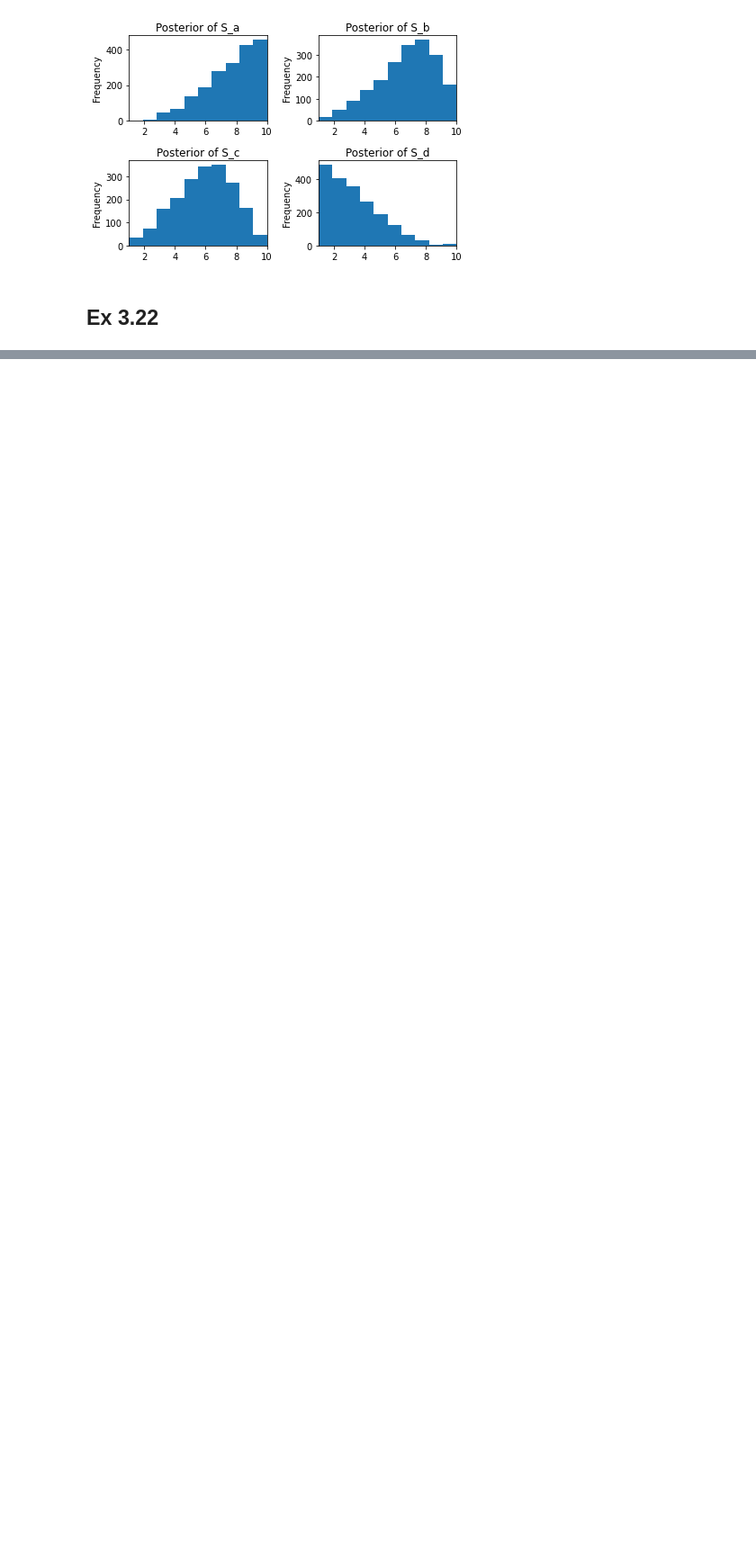
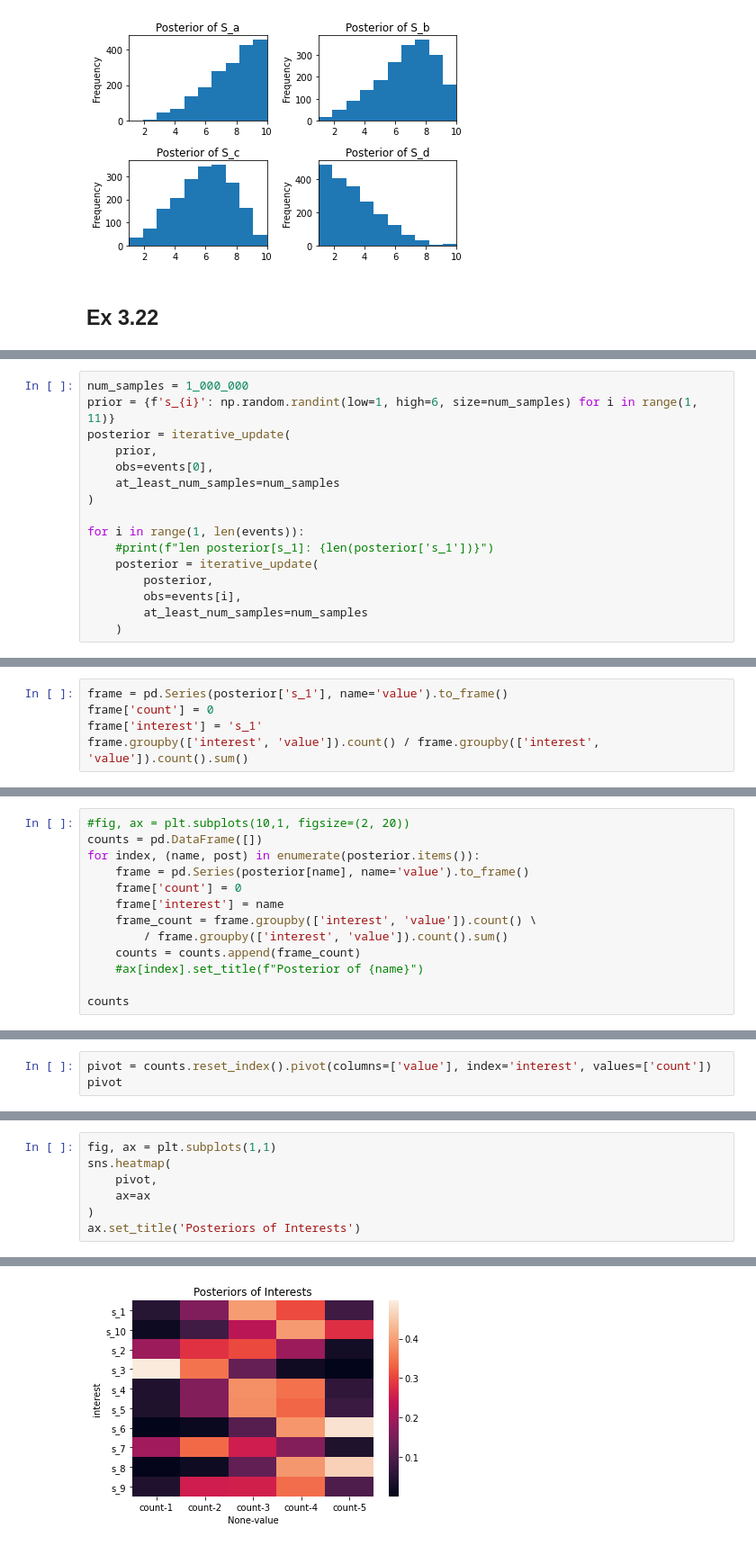
Before and after one commit to Edderic/BRML, a Jupyter notebook: solutions/ch-3.ipynb, the cells around one changed output, grey strips where cells are left out. Shown at 90% size. Drawn from its saved outputs; the diff is of its cells as text; blank space fills up the shorter version.

```diff
--- a/solutions/ch-3.ipynb
+++ b/solutions/ch-3.ipynb
@@ -1043,0 +999,16 @@ len(s_3[result])
+# %%
+num_samples = 1_000_000
+prior = {f's_{i}': np.random.randint(low=1, high=6, size=num_samples) for i in range(1, 11)}
+posterior = iterative_update(
+    prior,
+    obs=events[0],
+    at_least_num_samples=num_samples
+)
+
+for i in range(1, len(events)):
+    #print(f"len posterior[s_1]: {len(posterior['s_1'])}")
+    posterior = iterative_update(
+        posterior,
+        obs=events[i],
+        at_least_num_samples=num_samples
+    )
@@ -1043,0 +1033,5 @@ len(s_3[result])
+# %%
+frame = pd.Series(posterior['s_1'], name='value').to_frame()
+frame['count'] = 0
+frame['interest'] = 's_1'
+frame.groupby(['interest', 'value']).count() / frame.groupby(['interest', 'value']).count().sum()
@@ -1043,0 +1046,13 @@ len(s_3[result])
+# %%
+#fig, ax = plt.subplots(10,1, figsize=(2, 20))
+counts = pd.DataFrame([])
+for index, (name, post) in enumerate(posterior.items()):
+    frame = pd.Series(posterior[name], name='value').to_frame()
+    frame['count'] = 0
+    frame['interest'] = name
+    frame_count = frame.groupby(['interest', 'value']).count() \
+        / frame.groupby(['interest', 'value']).count().sum()
+    counts = counts.append(frame_count)
+    #ax[index].set_title(f"Posterior of {name}")
+
+counts
@@ -1043,0 +1078,3 @@ len(s_3[result])
+# %%
+pivot = counts.reset_index().pivot(columns=['value'], index='interest', values=['count'])
+pivot
@@ -1043,0 +1095,8 @@ len(s_3[result])
+# %%
+fig, ax = plt.subplots(1,1)
+sns.heatmap(
+    pivot,
+    ax=ax
+)
+ax.set_title('Posteriors of Interests')
+# %% [output]
@@ -1043,0 +1104 @@ len(s_3[result])
+[figure, added]
```
Also changed, not shown: parts of 26 cells of this notebook.
